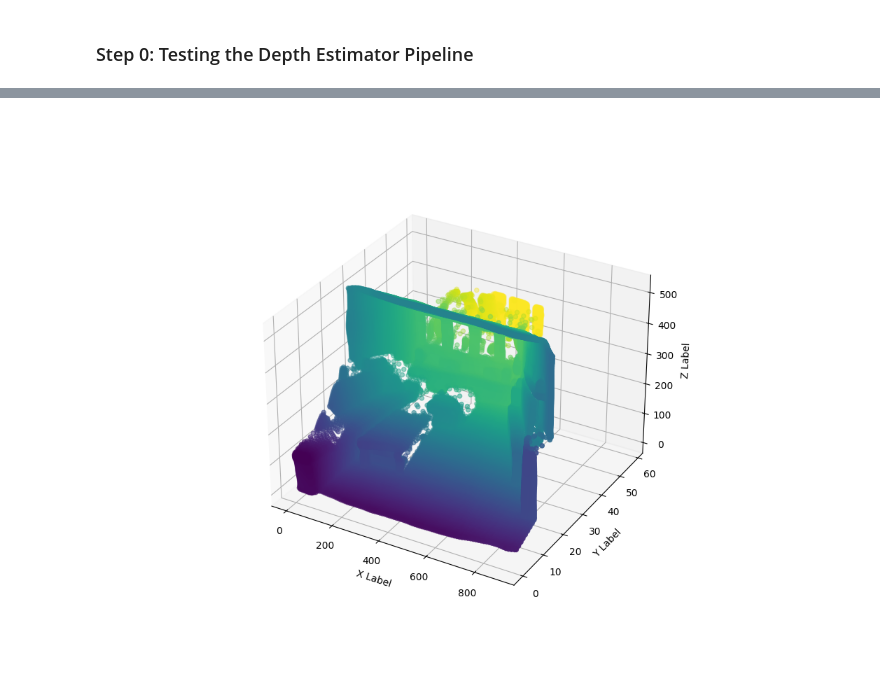
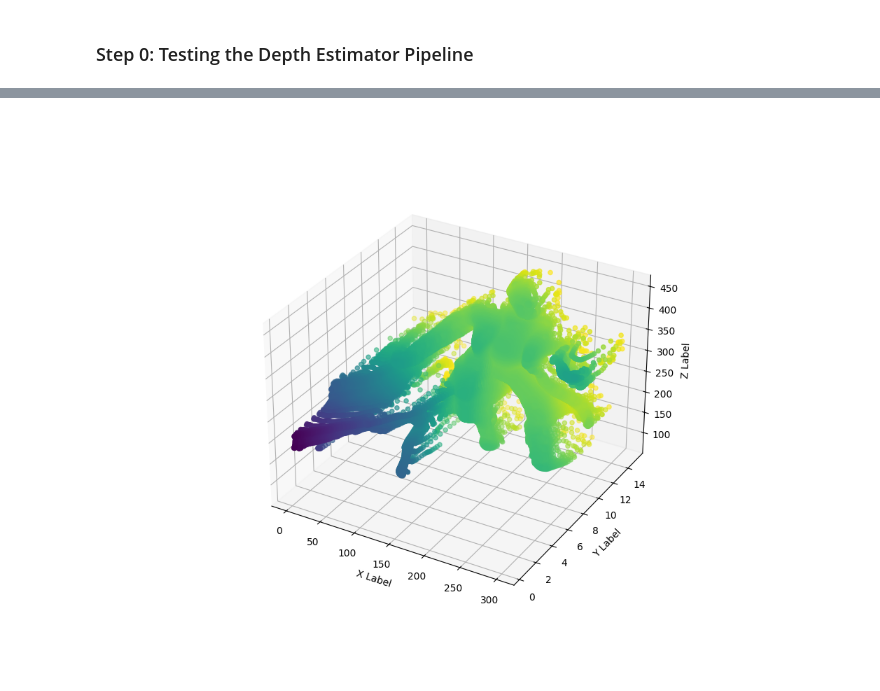
Before and after one commit to mohamedshaik272/Optimal-Path-Navigation, a Jupyter notebook: environment_nav.ipynb, the cells around one changed output, grey strips where cells are left out. Cells and saved outputs as stored; diff of their text form; code cells hidden in the pictures.

```diff
--- a/environment_nav.ipynb
+++ b/environment_nav.ipynb
@@ -171,4 +146,4 @@ display_img_depths(depth_estimator)
 # %%
-output = depth_estimator("images/room.JPG")
+output = depth_estimator("images/mason_statue.webp")
 print(output["predicted_depth"])
 output["depth"]
@@ -194,29 +160,34 @@ for i in range(x.shape[0]):
         map.append([j, max-x[i, j], x.shape[0]-i])
 
 map = np.array(map)
+# %%
+#plot the depth map in 3d
+import matplotlib.pyplot as plt
+from mpl_toolkits.mplot3d import Axes3D
+
+%matplotlib widget
+
+#remove points with z < 75 and y > 20
+map = map[map[:, 2] > 75]
+map = map[map[:, 1] < 15]
 # %%
-#plot the depth map in 3d
-import matplotlib.pyplot as plt
-from mpl_toolkits.mplot3d import Axes3D
-
-%matplotlib widget
-
-# compress the depth map to simplify the visualization
-#map = map[::10]
-
+#save the point cloud
+with open("mason_cloud_filtered.xyz", "w") as f:
+    for i in range(map.shape[0]):
+        f.write(f"{map[i, 0]} {map[i, 1]} {map[i, 2]}\n")
 
 # Creating a 3D scatter plot
 fig = plt.figure(figsize=(10, 8))
 ax = fig.add_subplot(111, projection='3d')
 ax.scatter(map[:, 0], map[:, 1], map[:, 2], c=map[:, 1], cmap='viridis', marker='o')
 
 ax.set_xlabel('X Label')
 ax.set_ylabel('Y Label')
 ax.set_zlabel('Z Label')
 
 plt.show()
 # %% [output]
-[figure, old version]
+[figure, new version]
 # %%
 """
 NOTE: cannot use depth_estimator on a full video.
```
Also changed, not shown: parts of 6 cells of this notebook, 4 other files.
